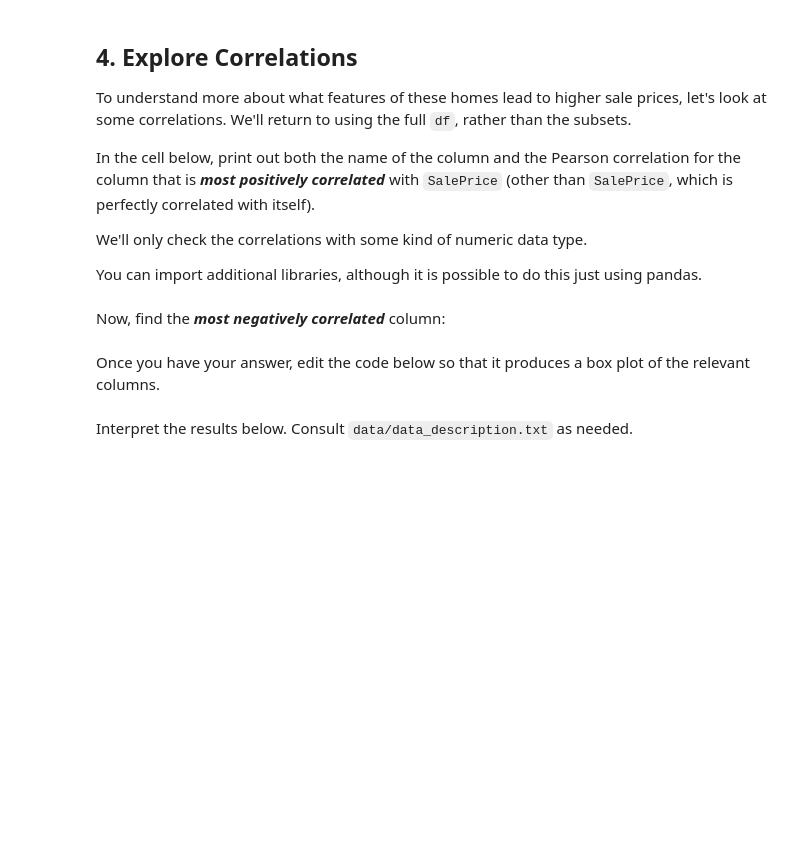
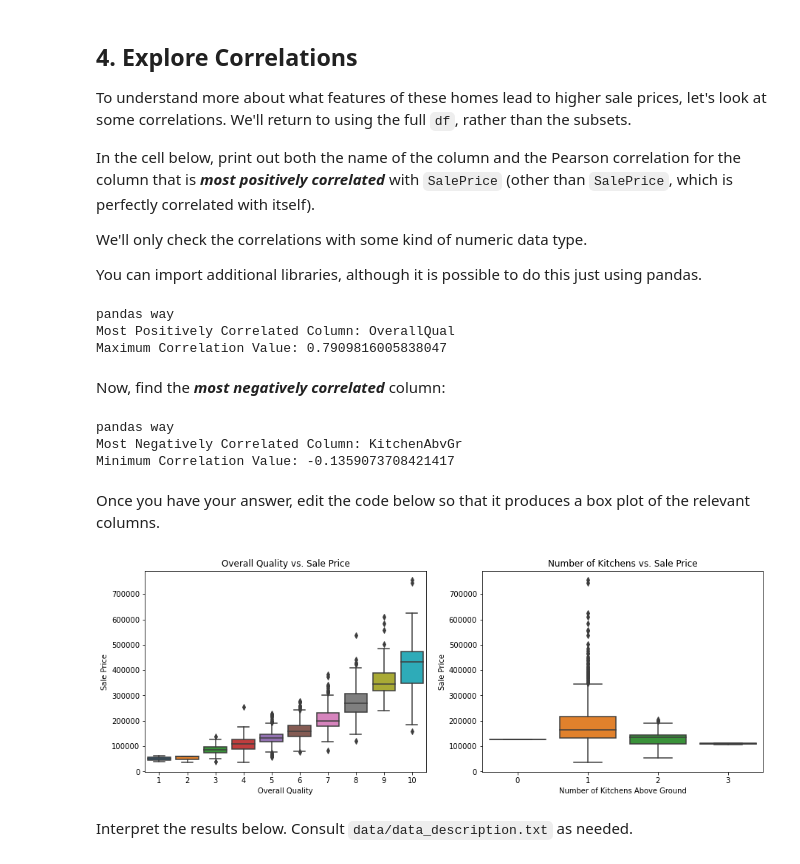
Before and after one commit to PamelaAwino/dsc-pandas-eda-lab, a Jupyter notebook: index.ipynb, the cells around one changed output. Drawn from its saved outputs; the diff is of its cells as text; code cells hidden in the pictures; blank space fills up the shorter version.

```diff
--- a/index.ipynb
+++ b/index.ipynb
@@ -284,2 +414,18 @@ You can import additional libraries, although it is possible to do this just usi
+# %%
+# Your code here
+print("\npandas way")
+# Get a list of correlations with SalePrice, sorted from smallest
+# to largest
+correlation_series = df.corr()['SalePrice'].sort_values()
+# Select second to last correlation, since the highest (last)
+# correlation will be SalePrice correlating 100% with itself
+max_corr_value = correlation_series.iloc[-2]
+max_corr_column = correlation_series.index[-2]
+print("Most Positively Correlated Column:", max_corr_column)
+print("Maximum Correlation Value:", max_corr_value)
+# %% [output]
+pandas way
+Most Positively Correlated Column: OverallQual
+Maximum Correlation Value: 0.7909816005838047
 # %% [markdown]
 Now, find the ***most negatively correlated*** column:
@@ -288,31 +432,50 @@ Now, find the ***most negatively correlated*** column:
+# %%
+# Your code here
+### pandas way ###
+
+print ("\npandas way")
+
+# We can just find the smallest value, not the second smallest,
+# since we aren't avoiding the perfect correlation with itself
+min_corr_value = correlation_series.iloc[0]
+min_corr_column = correlation_series.index[0]
+
+print("Most Negatively Correlated Column:", min_corr_column)
+print("Minimum Correlation Value:", min_corr_value)
+# %% [output]
+pandas way
+Most Negatively Correlated Column: KitchenAbvGr
+Minimum Correlation Value: -0.1359073708421417
 # %% [markdown]
 Once you have your answer, edit the code below so that it produces a box plot of the relevant columns.
 # %%
 # Replace None with appropriate code
 
 import seaborn as sns
 
 fig, (ax1, ax2) = plt.subplots(ncols=2, figsize=(15,5))
 
 # Plot distribution of column with highest correlation
 sns.boxplot(
-    x=None,
+    x=df[max_corr_column],
     y=df["SalePrice"],
     ax=ax1
 )
 # Plot distribution of column with most negative correlation
 sns.boxplot(
-    x=None,
+    x=df[min_corr_column],
     y=df["SalePrice"],
     ax=ax2
 )
 
 # Customize labels
-ax1.set_title(None)
-ax1.set_xlabel(None)
+ax1.set_title("Overall Quality vs. Sale Price")
+ax1.set_xlabel("Overall Quality")
 ax1.set_ylabel("Sale Price")
-ax2.set_title(None)
-ax2.set_xlabel(None)
+ax2.set_title("Number of Kitchens vs. Sale Price")
+ax2.set_xlabel("Number of Kitchens Above Ground")
 ax2.set_ylabel("Sale Price");
+# %% [output]
+[figure, added]
 # %% [markdown]
 Interpret the results below. Consult `data/data_description.txt` as needed.
```
Also changed, not shown: parts of 30 cells of this notebook.
